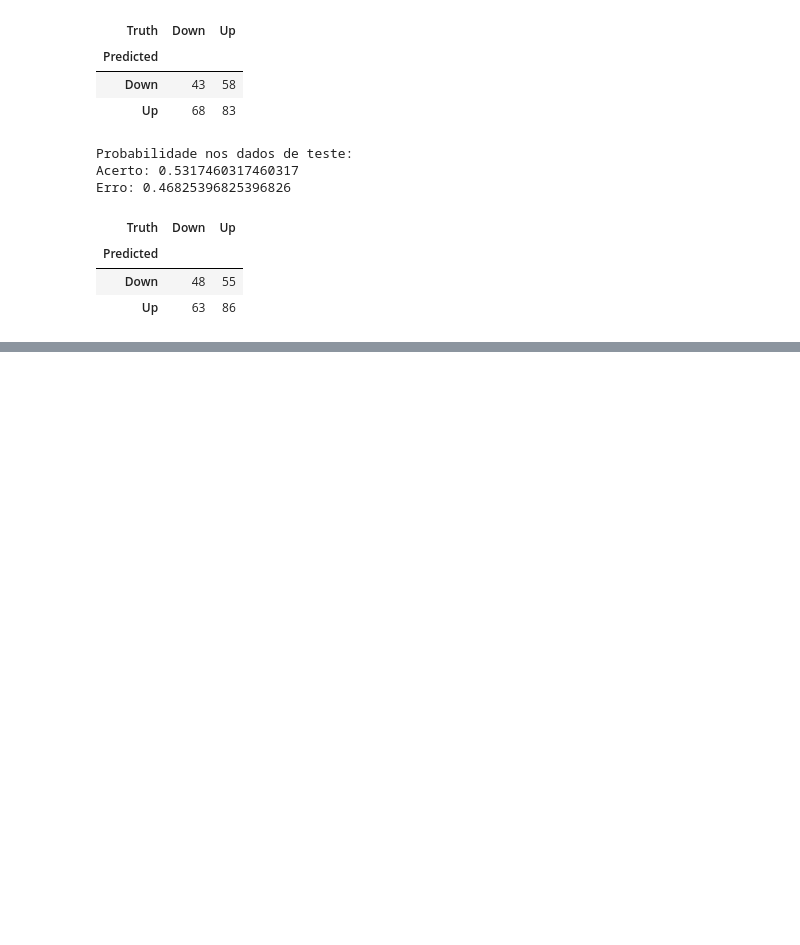
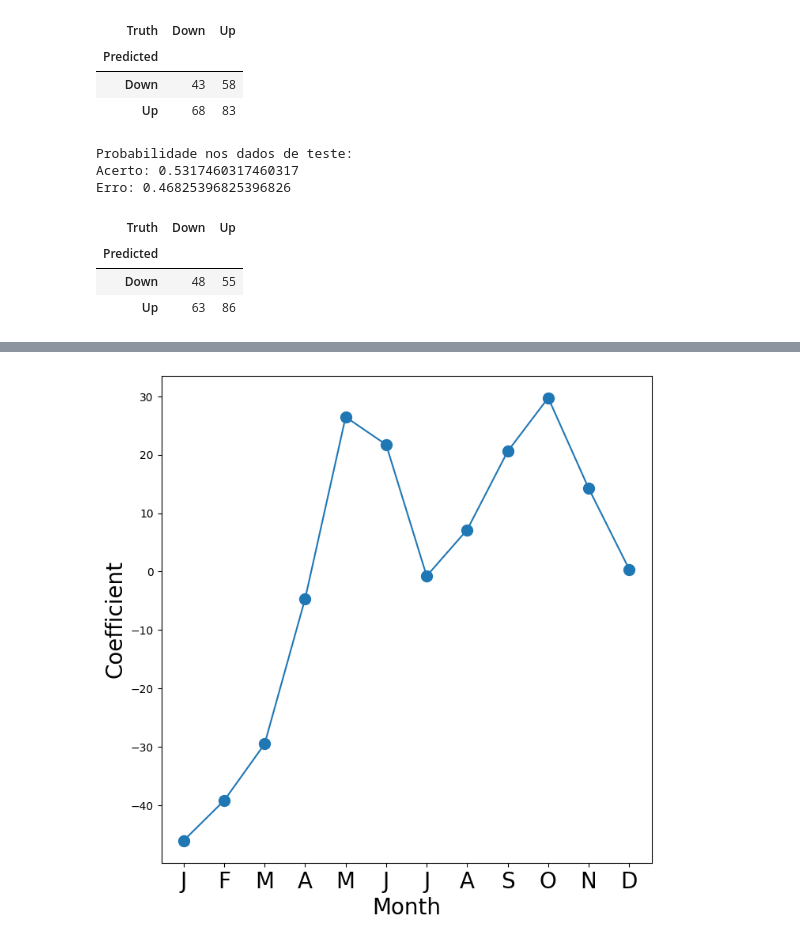
Before and after one commit to oliveira-silva-lucas/ISLP, a Jupyter notebook: Cap_04_Classification/lab_04.ipynb, the cells around one changed output, grey strips where cells are left out. Cells and saved outputs as stored; diff of their text form; code cells hidden in the pictures; blank space fills up the shorter version.

```diff
--- a/Cap_04_Classification/lab_04.ipynb
+++ b/Cap_04_Classification/lab_04.ipynb
@@ -466,0 +644,13 @@ Erro: 0.46825396825396826
+# %%
+hr_econde = contrast('hr', 'sum')
+mnth_encode = contrast('mnth', 'sum')
+# %%
+#Agora dezembro e hora 23 foram removidos, a última opção
+X2 = MS([mnth_encode,
+         hr_econde,
+         'workingday',
+         'temp',
+         'weathersit']).fit_transform(Bike)
+M2_lm = sm.OLS(Y, X2).fit()
+S2 = summarize(M2_lm)
+S2
@@ -466,0 +694,3 @@ Erro: 0.46825396825396826
+# %%
+coef_mnth = S2[S2.index.str.contains('mnth')]['coef']
+coef_mnth
@@ -466,0 +710,9 @@ Erro: 0.46825396825396826
+# %%
+months = Bike['mnth'].dtype.categories
+coef_mnth = pd.concat([
+    coef_mnth,
+    #podemos calcular o coeficiente da opção base fazendo o cálculo a seguir, só funciona por causa do contrast anteriormente chamado
+    pd.Series([-coef_mnth.sum()],
+              index=['mnth[Dec]'])
+])
+coef_mnth
@@ -466,0 +733,10 @@ Erro: 0.46825396825396826
+# %%
+fig_month, ax_month = subplots(figsize=(8,8))
+x_month = np.arange(coef_mnth.shape[0])
+ax_month.plot(x_month, coef_mnth, marker='o', ms=10)
+ax_month.set_xticks(x_month)
+ax_month.set_xticklabels([l[5] for l in coef_mnth.index], fontsize=20)
+ax_month.set_xlabel('Month', fontsize=20)
+ax_month.set_ylabel('Coefficient', fontsize=20);
+# %% [output]
+[figure, added]
```
Also changed, not shown: parts of 35 cells of this notebook.
